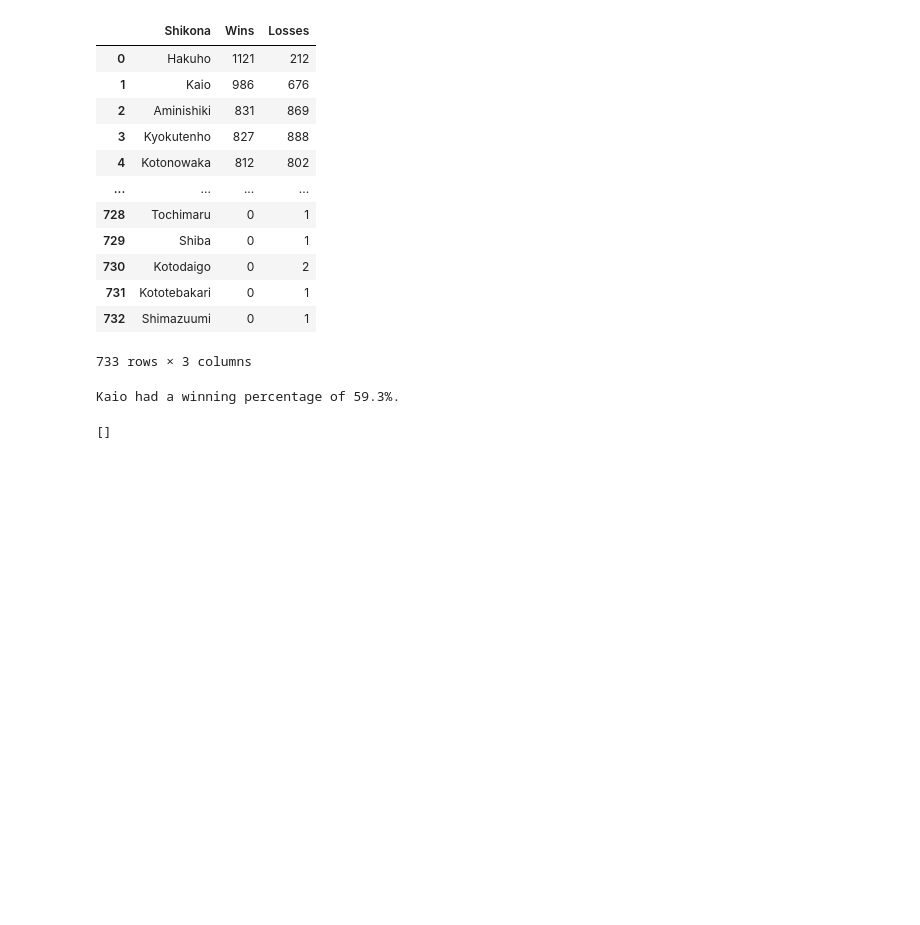
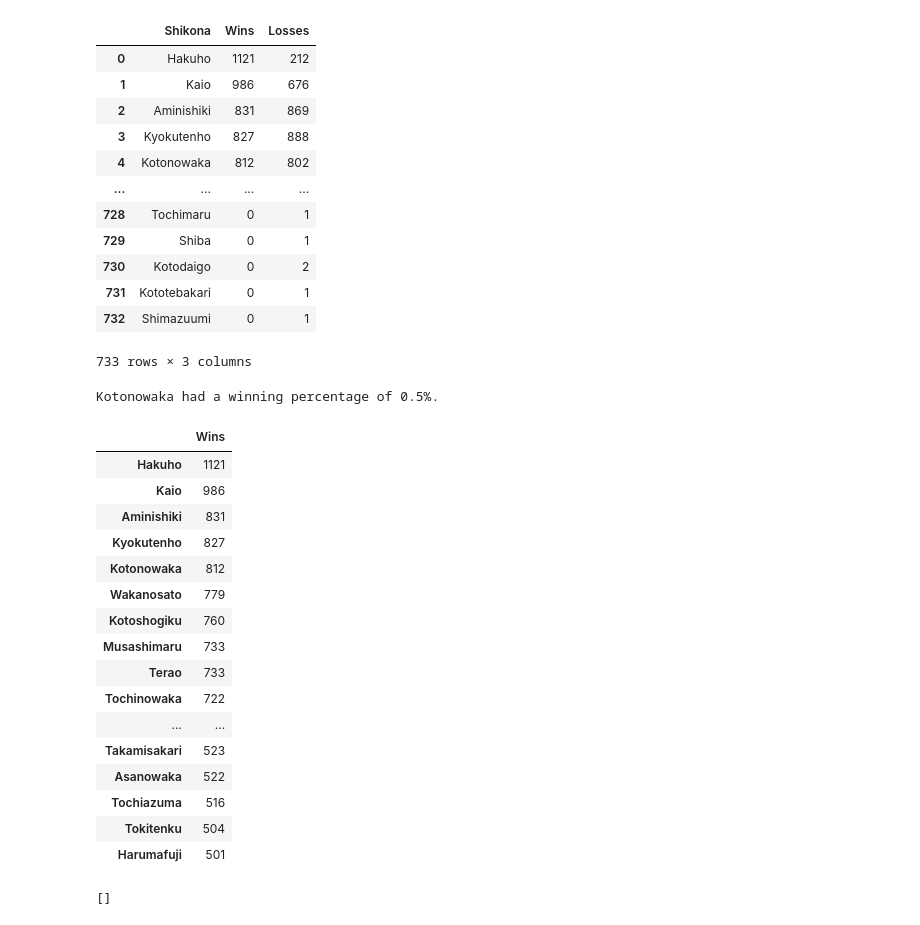
Before and after one commit to mjbrechner/sumo, a Jupyter notebook: Sumo Results.ipynb, the cells around one changed output. Drawn from its saved outputs; the diff is of its cells as text; code cells hidden in the pictures; blank space fills up the shorter version.

```diff
--- a/Sumo Results.ipynb
+++ b/Sumo Results.ipynb
@@ -181,25 +181,46 @@ won_loss_df
 | 732 | Shimazuumi | 0 | 1 |
 733 rows × 3 columns
 # %%
-wp = won_loss_df[won_loss_df.Shikona == "Kaio"].Wins / (won_loss_df[won_loss_df.Shikona == "Kaio"].Wins + won_loss_df[won_loss_df.Shikona == "Kaio"].Losses)
+wp = int(won_loss_df[won_loss_df.Shikona == "Kotonowaka"].Wins) / int(
+    (won_loss_df[won_loss_df.Shikona == "Kotonowaka"].Wins)
+    + int(won_loss_df[won_loss_df.Shikona == "Kotonowaka"].Losses)
+)
 p = 59.3
 wp = round(wp, 2)
-wp = int(wp)
-print(f"Kaio had a winning percentage of {p}%.")
+# wp = int(wp)
 
+print(f"Kotonowaka had a winning percentage of {wp}%.")
 # sumo_only_wins = sumo[sumo.rikishi1_win == int("1")]
 # %% [output]
-Kaio had a winning percentage of 59.3%.
+Kotonowaka had a winning percentage of 0.5%.
 # %%
 #ww.columns['Rikishi', 'Total Wins']
 wins_df.columns = ['Wins']
 #wins_df.rename_axis('Rikishi').rename_axis('Rikishi2', axis=1)
 #wins_df.columns.name = 'Rikishi'
 wins_df.sort_values(by='Wins', ascending=False)
 
 with_500_wins = wins_df.loc[wins_df.Wins >=500].sort_values(by='Wins', ascending=False)
 
-#with_500_wins
+with_500_wins
+# %% [output]
+|  | Wins |
+| Hakuho | 1121 |
+| Kaio | 986 |
+| Aminishiki | 831 |
+| Kyokutenho | 827 |
+| Kotonowaka | 812 |
+| Wakanosato | 779 |
+| Kotoshogiku | 760 |
+| Musashimaru | 733 |
+| Terao | 733 |
+| Tochinowaka | 722 |
+| ... | ... |
+| Takamisakari | 523 |
+| Asanowaka | 522 |
+| Tochiazuma | 516 |
+| Tokitenku | 504 |
+| Harumafuji | 501 |
 # %%
 #What is the highest rank each rikishi on the list achieved?
 #The information in rikishi1_rank includes a designation of "e" or "w" ("east" or "west" on the banzuke), but as that is immaterial to ranking, we can strip it out.
```
Also changed, not shown: 4 other files.
